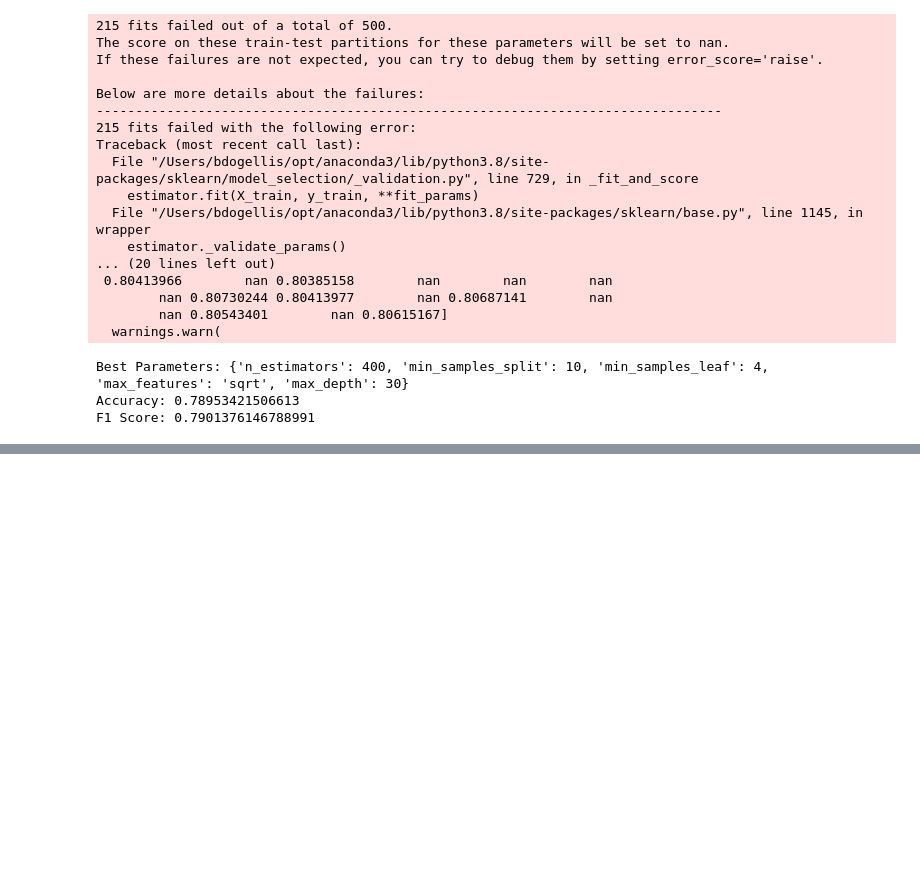
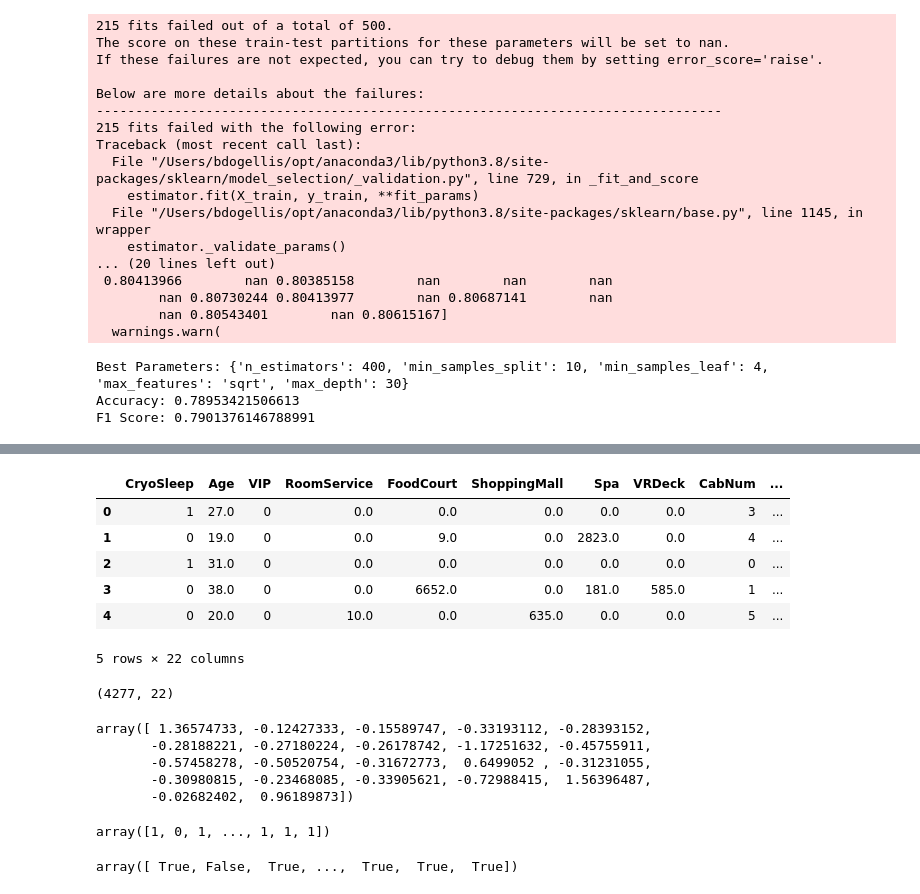
Before and after one commit to brianellis1997/Spaceship-Titanic, a Jupyter notebook: spaceship-titanic/Work.ipynb, the cells around one changed output, grey strips where cells are left out. Drawn from its saved outputs; the diff is of its cells as text; code cells hidden in the pictures; blank space fills up the shorter version.

Commit message:
submitted predictions based on rf

```diff
--- a/spaceship-titanic/Work.ipynb
+++ b/spaceship-titanic/Work.ipynb
@@ -1476,0 +1556,25 @@ F1 Score: 0.7901376146788991
+# %%
+# Fill missing categorical columns with the mode or a specific value
+test['HomePlanet'].fillna('Earth', inplace=True)
+test['CryoSleep'].fillna(test['CryoSleep'].mode()[0], inplace=True)
+test['Destination'].fillna(test['Destination'].mode()[0], inplace=True)
+test['VIP'].fillna(test['VIP'].mode()[0], inplace=True)
+test['CabDeck'].fillna(test['CabDeck'].mode()[0], inplace=True)
+test['CabSide'].fillna(test['CabSide'].mode()[0], inplace=True)
+
+# Fill missing numerical columns with the median
+columns_to_fill = ['RoomService', 'FoodCourt', 'ShoppingMall', 'Spa', 'VRDeck', 'Age']
+for column in columns_to_fill:
+    median_value = train[column].median()  # Use train's median to avoid data leakage
+    test[column].fillna(median_value, inplace=True)
+
+# Family size
+test['LastName'] = test['Name'].apply(lambda x: x.split(' ')[1] if pd.notna(x) else 'Unknown')
+
+lastname_counts = test['LastName'].value_counts()
+
+test['FamilySize'] = test['LastName'].apply(lambda x: lastname_counts[x] - 1 if x != 'Unknown' else 0)
+
+test.drop(columns=(['PassengerId', 'Cabin', 'Name', 'LastName']), inplace=True)
+
+test.info()
@@ -1476,0 +1599,40 @@ F1 Score: 0.7901376146788991
+# %%
+# Convert boolean columns to int if not already
+test['CryoSleep'] = test['CryoSleep'].astype(int)
+test['VIP'] = test['VIP'].astype(int)
+
+test_dum = pd.get_dummies(test, drop_first=True, dtype=int)
+
+test_dum.head()
+# %% [output]
+|  | CryoSleep | Age | VIP | RoomService | FoodCourt | ShoppingMall | Spa | VRDeck | CabNum | ... |
+| 0 | 1 | 27.0 | 0 | 0.0 | 0.0 | 0.0 | 0.0 | 0.0 | 3 | ... |
+| 1 | 0 | 19.0 | 0 | 0.0 | 9.0 | 0.0 | 2823.0 | 0.0 | 4 | ... |
+| 2 | 1 | 31.0 | 0 | 0.0 | 0.0 | 0.0 | 0.0 | 0.0 | 0 | ... |
+| 3 | 0 | 38.0 | 0 | 0.0 | 6652.0 | 0.0 | 181.0 | 585.0 | 1 | ... |
+| 4 | 0 | 20.0 | 0 | 10.0 | 0.0 | 635.0 | 0.0 | 0.0 | 5 | ... |
+5 rows × 22 columns
+# %%
+test_scaled = sc.transform(test_dum)
+
+test_scaled.shape
+# %% [output]
+(4277, 22)
+# %%
+test_scaled[0]
+# %% [output]
+array([ 1.36574733, -0.12427333, -0.15589747, -0.33193112, -0.28393152,
+       -0.28188221, -0.27180224, -0.26178742, -1.17251632, -0.45755911,
+       -0.57458278, -0.50520754, -0.31672773,  0.6499052 , -0.31231055,
+       -0.30980815, -0.23468085, -0.33905621, -0.72988415,  1.56396487,
+       -0.02682402,  0.96189873])
+# %%
+test_preds = best_rf.predict(test_scaled)
+test_preds
+# %% [output]
+array([1, 0, 1, ..., 1, 1, 1])
+# %%
+test_preds_boolean = test_preds.astype(bool)
+test_preds_boolean
+# %% [output]
+array([ True, False,  True, ...,  True,  True,  True])
```
Also changed, not shown: parts of 9 cells of this notebook, 1 other file.
